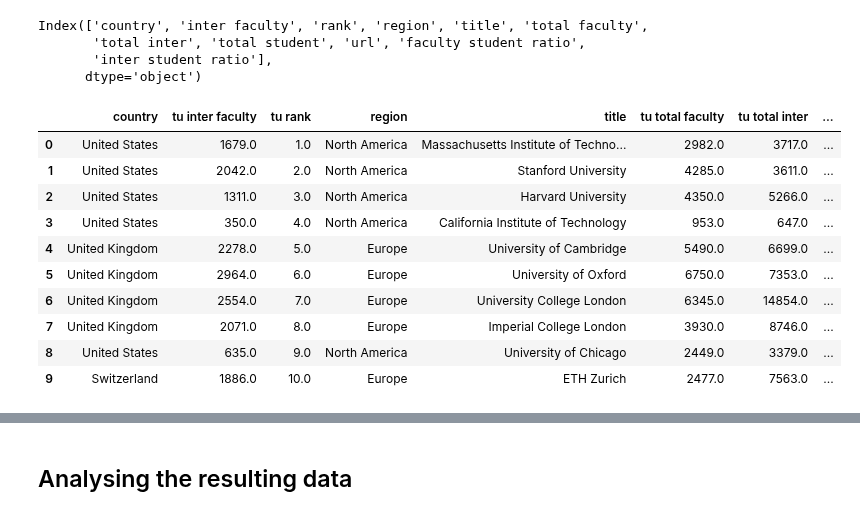
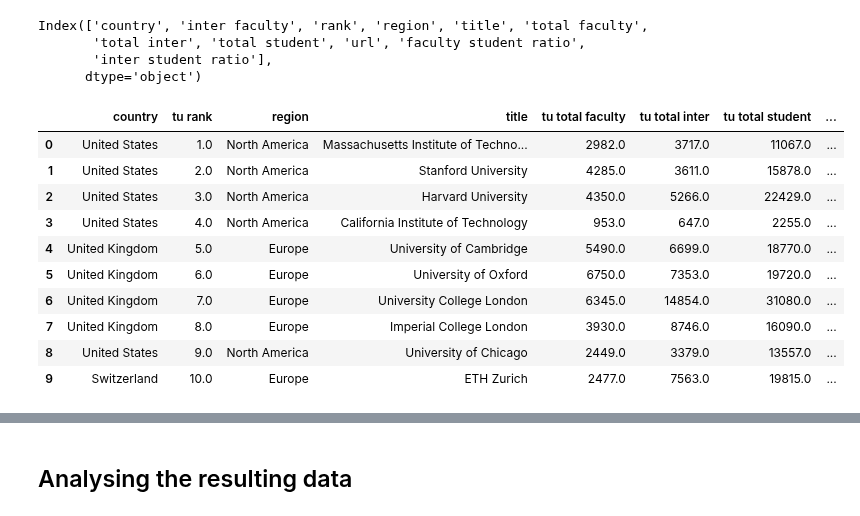
Before and after one commit to vincenzobaz/VBTALL-ADA2017, a Jupyter notebook: Homework 2.ipynb, the cells around one changed output, grey strips where cells are left out. Cells and saved outputs as stored; diff of their text form; code cells hidden in the pictures.

```diff
--- a/Homework 2.ipynb
+++ b/Homework 2.ipynb
@@ -12,6 +10,6 @@ from IPython.display import display
 from mpl_toolkits.mplot3d import Axes3D
 # %%
-USE_PICKLED_DATA=False # Set false to get fresh data from the web, otherwise use the pickled data
+USE_PICKLED_DATA=True # Set false to get fresh data from the web, otherwise use the pickled data
 # %% [markdown]
 # Obtaining the datasets from the web
 # %% [markdown]
@@ -668,3 +662,8 @@ def get_uni_name_from_wikipedia(name_in_df):
+# %%
+def get_uni_name_from_wikipedia(name_in_df):
+    """Search for the University on Wikipedia and return its name"""
+    wiki_page = wikipedia.page(wikipedia.search(name_in_df)[0])
+    return wiki_page.title
 # %%
 if not USE_PICKLED_DATA:
     topuniversities_good_name = topuniversities
@@ -726,45 +725,45 @@ Index(['country', 'inter faculty', 'rank', 'region', 'title', 'total faculty',
 # Drop the url, not meaningfull anymore
 # We use try in case it was already deleted
 topuniversities_good_name.drop("url", axis=1, inplace=True)
 highereducation_good_name.drop("url", axis=1, inplace=True)
 
 # Drop the inter faculty from topuniversity, we don't have the info in
 # the other dataframe so its meaningless in the future
 
-#topuniversities_good_name.drop("inter faculty", axis=1, inplace=True)
+topuniversities_good_name.drop("inter faculty", axis=1, inplace=True)
 
 # Change the column names so its not automatic
 topuniversities_good_name.rename(columns={
     "rank": "tu rank",
     "total faculty": "tu total faculty",
     "total inter": "tu total inter",
     "total student": "tu total student",
     "inter faculty": "tu inter faculty"
 }, inplace=True)
 
 highereducation_good_name.rename(columns={
     "rank": "he rank",
     "total faculty": "he total faculty",
     "total inter": "he total inter",
     "total student": "he total student"
 }, inplace=True)
 
 # Merge
 merged_rankings = pd.merge(topuniversities_good_name, highereducation_good_name,
                            how='outer', on=["title", "country", "region"] )
 merged_rankings.head(10)
 # %% [output]
-|  | country | tu inter faculty | tu rank | region | title | tu total faculty | tu total inter | ... |
-| 0 | United States | 1679.0 | 1.0 | North America | Massachusetts Institute of Techno... | 2982.0 | 3717.0 | ... |
-| 1 | United States | 2042.0 | 2.0 | North America | Stanford University | 4285.0 | 3611.0 | ... |
-| 2 | United States | 1311.0 | 3.0 | North America | Harvard University | 4350.0 | 5266.0 | ... |
-| 3 | United States | 350.0 | 4.0 | North America | California Institute of Technology | 953.0 | 647.0 | ... |
-| 4 | United Kingdom | 2278.0 | 5.0 | Europe | University of Cambridge | 5490.0 | 6699.0 | ... |
-| 5 | United Kingdom | 2964.0 | 6.0 | Europe | University of Oxford | 6750.0 | 7353.0 | ... |
-| 6 | United Kingdom | 2554.0 | 7.0 | Europe | University College London | 6345.0 | 14854.0 | ... |
-| 7 | United Kingdom | 2071.0 | 8.0 | Europe | Imperial College London | 3930.0 | 8746.0 | ... |
-| 8 | United States | 635.0 | 9.0 | North America | University of Chicago | 2449.0 | 3379.0 | ... |
-| 9 | Switzerland | 1886.0 | 10.0 | Europe | ETH Zurich | 2477.0 | 7563.0 | ... |
+|  | country | tu rank | region | title | tu total faculty | tu total inter | tu total student | ... |
+| 0 | United States | 1.0 | North America | Massachusetts Institute of Techno... | 2982.0 | 3717.0 | 11067.0 | ... |
+| 1 | United States | 2.0 | North America | Stanford University | 4285.0 | 3611.0 | 15878.0 | ... |
+| 2 | United States | 3.0 | North America | Harvard University | 4350.0 | 5266.0 | 22429.0 | ... |
+| 3 | United States | 4.0 | North America | California Institute of Technology | 953.0 | 647.0 | 2255.0 | ... |
+| 4 | United Kingdom | 5.0 | Europe | University of Cambridge | 5490.0 | 6699.0 | 18770.0 | ... |
+| 5 | United Kingdom | 6.0 | Europe | University of Oxford | 6750.0 | 7353.0 | 19720.0 | ... |
+| 6 | United Kingdom | 7.0 | Europe | University College London | 6345.0 | 14854.0 | 31080.0 | ... |
+| 7 | United Kingdom | 8.0 | Europe | Imperial College London | 3930.0 | 8746.0 | 16090.0 | ... |
+| 8 | United States | 9.0 | North America | University of Chicago | 2449.0 | 3379.0 | 13557.0 | ... |
+| 9 | Switzerland | 10.0 | Europe | ETH Zurich | 2477.0 | 7563.0 | 19815.0 | ... |
 # %%
 # Lets manage the column names
 new_cols=['region', 'country', 'title',
```
Also changed, not shown: parts of 38 cells of this notebook.
